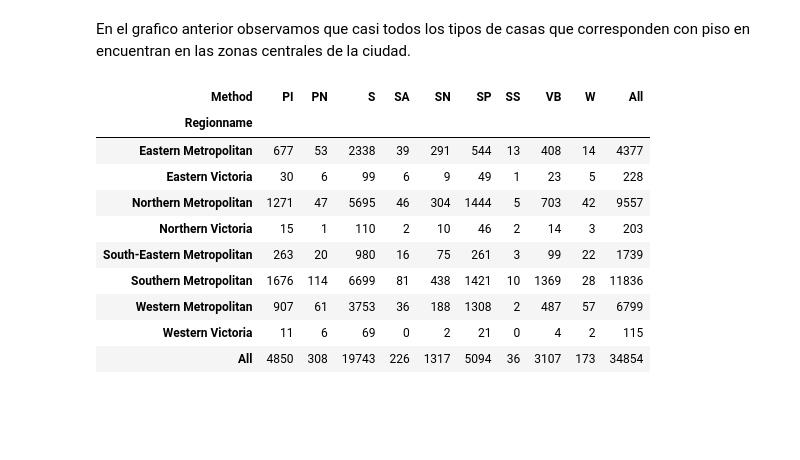
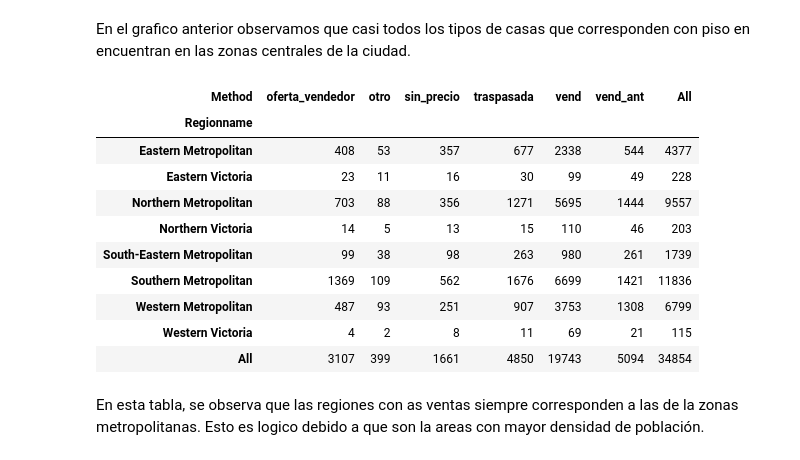
Before and after one commit to InmaBorras/HH_intro_git_ds, a Jupyter notebook: Variables Cualitativas.ipynb, the cells around one changed output. Cells and saved outputs as stored; diff of their text form; code cells hidden in the pictures; blank space fills up the shorter version.

Commit message:
Variables Cualitativas

```diff
--- a/Variables Cualitativas.ipynb
+++ b/Variables Cualitativas.ipynb
@@ -260,0 +286,3 @@ Esto es interesante tenerlo en cuenta para el tratamiento de missings
+# %%
+Variables_cualitativas= Variables_cualitativas.replace({"vent_ant_x":"sin_precio","vent_x":"sin_precio","sin_oferta":"sin_precio","pre_sub_x":"sin_precio","N/A":"sin_precio","pre_sub":"otro","retirada_sub":"otro"})
+print(Variables_cualitativas)
@@ -368,18 +414,20 @@ plot = pd.crosstab(index=Variables_cualitativas['Regionname'],
 # %% [markdown]
 En el grafico anterior observamos que  casi todos los tipos de casas que corresponden con piso en encuentran en las zonas centrales de la ciudad.
 # %%
-pd.crosstab(index=data["Regionname"],columns=data["Method"],margins=True)# ver tiene setido comprarlas variables.  hacer graficas por variable
+pd.crosstab(index=Variables_cualitativas["Regionname"],columns=Variables_cualitativas["Method"],margins=True)# ver tiene setido comprarlas variables.  hacer graficas por variable
 #Mirar como son los barrios caros,etc.
 # ver las proporciones de ventas entre  S y SA ( por ejemplo) en diferenctre regiones.
 # %% [output]
-| Method | PI | PN | S | SA | SN | SP | SS | VB | W | All |
-| Regionname |  |  |  |  |  |  |  |  |  |  |
-| Eastern Metropolitan | 677 | 53 | 2338 | 39 | 291 | 544 | 13 | 408 | 14 | 4377 |
-| Eastern Victoria | 30 | 6 | 99 | 6 | 9 | 49 | 1 | 23 | 5 | 228 |
-| Northern Metropolitan | 1271 | 47 | 5695 | 46 | 304 | 1444 | 5 | 703 | 42 | 9557 |
-| Northern Victoria | 15 | 1 | 110 | 2 | 10 | 46 | 2 | 14 | 3 | 203 |
-| South-Eastern Metropolitan | 263 | 20 | 980 | 16 | 75 | 261 | 3 | 99 | 22 | 1739 |
-| Southern Metropolitan | 1676 | 114 | 6699 | 81 | 438 | 1421 | 10 | 1369 | 28 | 11836 |
-| Western Metropolitan | 907 | 61 | 3753 | 36 | 188 | 1308 | 2 | 487 | 57 | 6799 |
-| Western Victoria | 11 | 6 | 69 | 0 | 2 | 21 | 0 | 4 | 2 | 115 |
-| All | 4850 | 308 | 19743 | 226 | 1317 | 5094 | 36 | 3107 | 173 | 34854 |
+| Method | oferta_vendedor | otro | sin_precio | traspasada | vend | vend_ant | All |
+| Regionname |  |  |  |  |  |  |  |
+| Eastern Metropolitan | 408 | 53 | 357 | 677 | 2338 | 544 | 4377 |
+| Eastern Victoria | 23 | 11 | 16 | 30 | 99 | 49 | 228 |
+| Northern Metropolitan | 703 | 88 | 356 | 1271 | 5695 | 1444 | 9557 |
+| Northern Victoria | 14 | 5 | 13 | 15 | 110 | 46 | 203 |
+| South-Eastern Metropolitan | 99 | 38 | 98 | 263 | 980 | 261 | 1739 |
+| Southern Metropolitan | 1369 | 109 | 562 | 1676 | 6699 | 1421 | 11836 |
+| Western Metropolitan | 487 | 93 | 251 | 907 | 3753 | 1308 | 6799 |
+| Western Victoria | 4 | 2 | 8 | 11 | 69 | 21 | 115 |
+| All | 3107 | 399 | 1661 | 4850 | 19743 | 5094 | 34854 |
+# %% [markdown]
+En esta tabla, se observa que las regiones  con as ventas siempre corresponden a las de la zonas metropolitanas. Esto es logico debido a que son la areas con mayor densidad de población.
```
Also changed, not shown: parts of 10 cells of this notebook.
